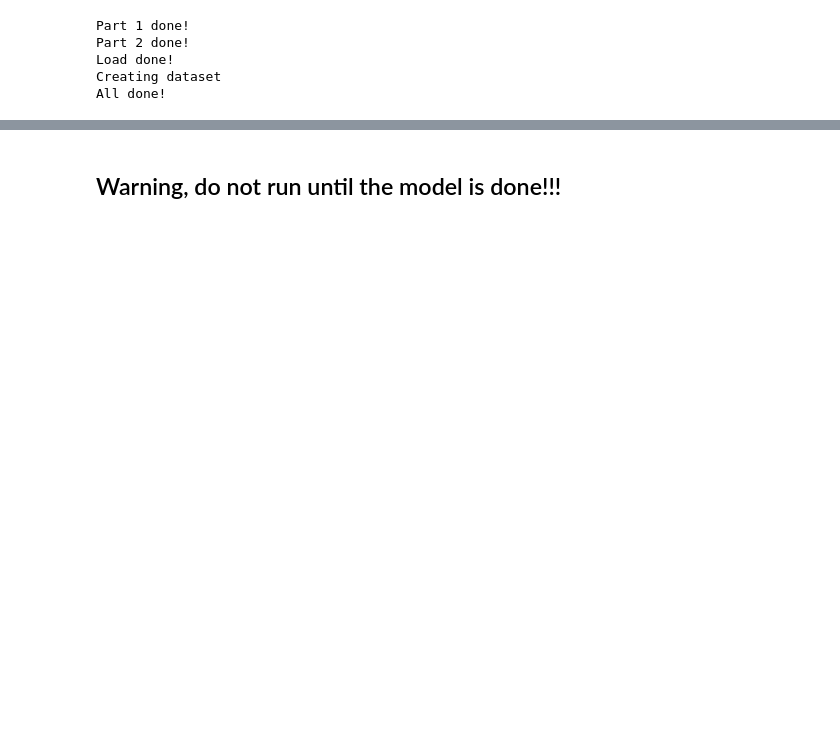
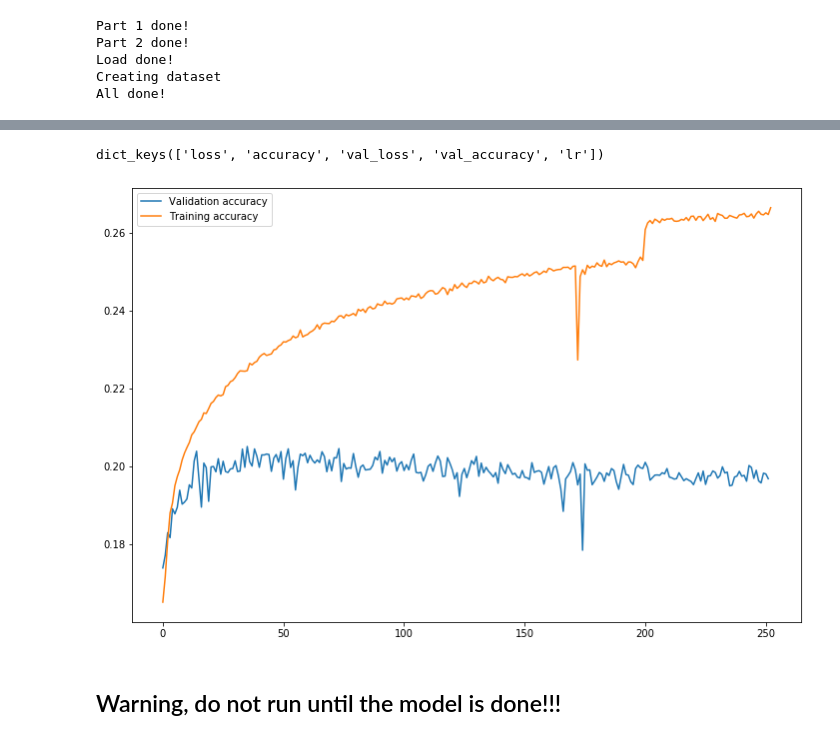
Before and after one commit to CogitoNTNU/face-aging, a Jupyter notebook: CNN.ipynb, the cells around one changed output, grey strips where cells are left out. Drawn from its saved outputs; the diff is of its cells as text; code cells hidden in the pictures; blank space fills up the shorter version.

```diff
--- a/CNN.ipynb
+++ b/CNN.ipynb
@@ -29,7 +30,7 @@ def scheduler(epoch):
     return 0.001
 
 # Callback for tensorboard
-tb_cb = TensorBoard(log_dir='./age_cnn', histogram_freq=0)
+tb_cb = TensorBoard(log_dir='./age_cnn_large', histogram_freq=0)
 
 checkpoint_path = "training_1/cp.ckpt"
 checkpoint_dir = os.path.dirname(checkpoint_path)
@@ -111,7 +112,7 @@ def createConvModel(inputDimensions, outputDimensions):
     model.add(BatchNormalization())
     model.add(Activation('relu'))
 
-    model.add(MaxPooling2D(pool_size=(2,2)))
+    model.add(MaxPooling2D(pool_size=(2,2), strides=(2,2)))
 
     # Convblock 2
     model.add(Conv2D(128, kernel_size=3, padding='same', input_shape=inputDimensions))
@@ -122,12 +123,45 @@ def createConvModel(inputDimensions, outputDimensions):
     model.add(BatchNormalization())
     model.add(Activation('relu'))
 
-    model.add(MaxPooling2D(pool_size=(2,2)))
+    model.add(MaxPooling2D(pool_size=(2,2), strides=(2,2)))
+
+    # Convblock 3
+    model.add(Conv2D(256, kernel_size=3, padding='same', input_shape=inputDimensions))
+    model.add(BatchNormalization())
+    model.add(Activation('relu'))
+
+    model.add(Conv2D(256, kernel_size=3, padding='same', input_shape=inputDimensions))
+    model.add(BatchNormalization())
+    model.add(Activation('relu'))
+
+    model.add(Conv2D(256, kernel_size=3, padding='same', input_shape=inputDimensions))
+    model.add(BatchNormalization())
+    model.add(Activation('relu'))
+
+    model.add(Conv2D(256, kernel_size=3, padding='same', input_shape=inputDimensions))
+    model.add(BatchNormalization())
+    model.add(Activation('relu'))
+
+    model.add(MaxPooling2D(pool_size=(2,2), strides=(2,2)))
+
+    # Conv block 4
+    model.add(Conv2D(512, kernel_size=3, padding='same', input_shape=inputDimensions))
+    model.add(BatchNormalization())
+    model.add(Activation('relu'))
+
+    model.add(MaxPooling2D(pool_size=(2,2), strides=(2,2)))
 
     # Dense finale
     model.add(Flatten())
 
-    #model.add(Dense(100, activation="relu"))
+    model.add(Dense(2048))
+    model.add(BatchNormalization())
+    model.add(Activation('relu'))
+
+    model.add(Dense(2048))
+    model.add(BatchNormalization())
+    model.add(Activation('relu'))
+
     model.add(Dense(outputDimensions, activation="softmax"))
 
     model.compile(optimizer='adam', loss='categorical_crossentropy', metrics=['accuracy'])
@@ -191,9 +225,15 @@ plt.legend();
+# %%
+cnn_history.keys()
+# %% [output]
+dict_keys(['loss', 'accuracy', 'val_loss', 'val_accuracy', 'lr'])
 # %%
 # accuracy history
 plt.figure(figsize=(12, 8))
-plt.plot(cnn_history["val_acc"], label="Validation accuracy")
-plt.plot(cnn_history["acc"], label="Training accuracy")
+plt.plot(cnn_history["val_accuracy"], label="Validation accuracy")
+plt.plot(cnn_history["accuracy"], label="Training accuracy")
 plt.legend();
+# %% [output]
+[figure, added]
 # %% [markdown]
 ## Warning, do not run until the model is done!!!
 # %%
```
Also changed, not shown: parts of 5 cells of this notebook.
